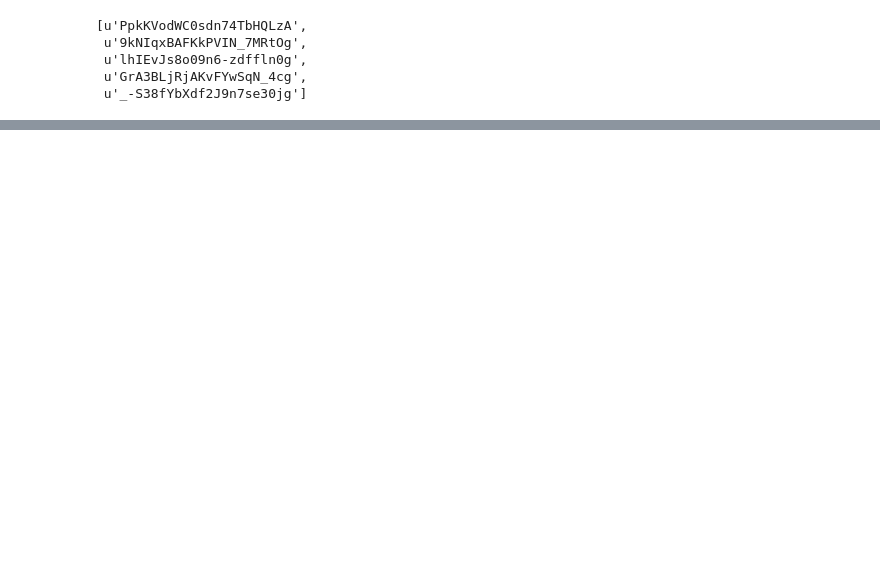
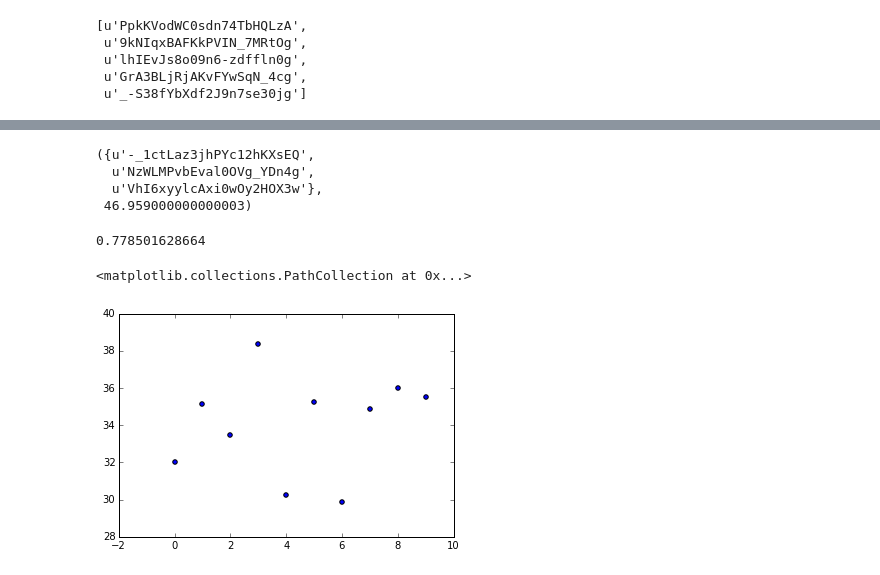
Before and after one commit to therealchuckliu/Influence-Maximization, a Jupyter notebook: pyspark_attempts.ipynb, the cells around one changed output, grey strips where cells are left out. Drawn from its saved outputs; the diff is of its cells as text; code cells hidden in the pictures; blank space fills up the shorter version.

Commit message:
code for running spark trials

```diff
--- a/pyspark_attempts.ipynb
+++ b/pyspark_attempts.ipynb
@@ -18,7 +18,7 @@ nodesRDD.take(5)
  u'GrA3BLjRjAKvFYwSqN_4cg',
  u'_-S38fYbXdf2J9n7se30jg']
 # %%
-pairsRDD = nodesRDD.map(lambda x: (x,main.cascade_trials(1000,[x],NC_digraph)['mean']))
+pairsRDD = nodesRDD.map(lambda x: (set([x]),main.cascade_trials(1000,[x],NC_digraph)['mean']))
 # %%
 pairsRDD.takeOrdered(10, key=lambda x: -x[1])
 # %% [output]
@@ -38,0 +39,38 @@ main.greedy_max_influence(NC_digraph,1,100)
+# %%
+def spark_greedy_max_influence(graph_rdd, graph, select_count, trials, iterations=float("inf"), numPartitions=4):
+    max_influence = (set(), 0)
+    for iteration in range(1, select_count+1):
+        pairsRDD = graph_rdd.map(lambda x: (max_influence[0] | set([x]), main.cascade_trials(trials, max_influence[0] | set([x]), graph, iterations)['mean']))
+        pairsRDD = pairsRDD.filter(lambda x: len(x[0]) == iteration)
+        max_influence = pairsRDD.takeOrdered(1, key=lambda x: -x[1])[0]
+    return max_influence
+# %%
+spark_greedy_max_influence(nodesRDD, NC_digraph, 3, 1000)
+# %% [output]
+({u'-_1ctLaz3jhPYc12hKXsEQ',
+  u'NzWLMPvbEval0OVg_YDn4g',
+  u'VhI6xyylcAxi0wOy2HOX3w'},
+ 46.959000000000003)
+# %%
+def spark_greedy_trials(num_trials, g, k, N, t=float("inf"), partitions=4):
+    results = []
+    nodes = []
+    grdd = sc.parallelize(g.nodes(), partitions)
+    for trial in range(0, num_trials):
+        result = spark_greedy_max_influence(grdd, g, k, N, t, partitions)
+        results.append(result[1])
+        nodes.append(result[0])
+    return {"nodes": nodes, "results": results}
+# %%
+problem_2a = spark_greedy_trials(100, NC_digraph, 3, 1000, 10)
+# %%
+_lambda = min(problem_2a["results"])/max(problem_2a["results"])
+print _lambda
+# %% [output]
+0.778501628664
+# %%
+#scatter
+plt.scatter(range(0, len(problem_2a["results"])),problem_2a["results"])
+# %% [output]
+<matplotlib.collections.PathCollection at 0x...>
+[figure, added]
```
Also changed, not shown: parts of 7 cells of this notebook.
